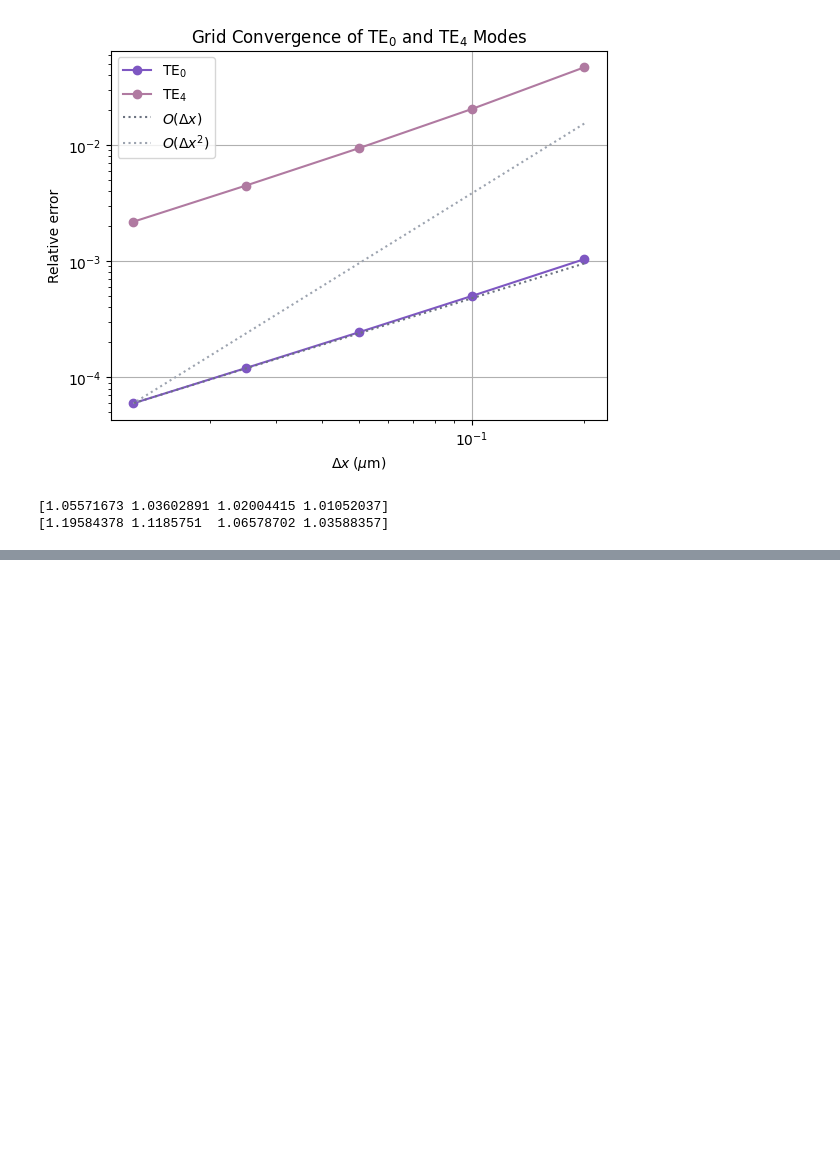
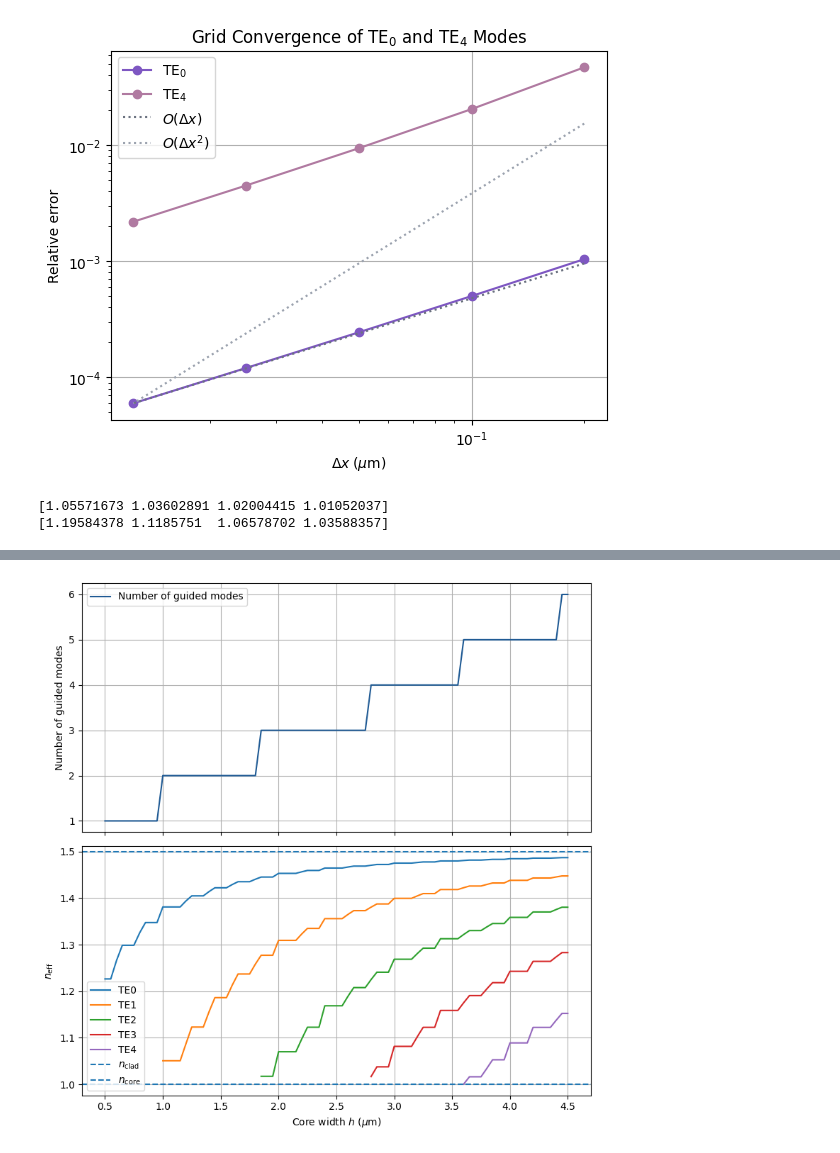
Before and after one commit to hyerim1212/maxwell-to-programmable-photonics, a Jupyter notebook: notebooks/09_guided_waves_and_dielectric_waveguide_modes.ipynb, the cells around one changed output, grey strips where cells are left out. Cells and saved outputs as stored; diff of their text form; code cells hidden in the pictures; blank space fills up the shorter version.

Commit message:
update the numerical study and tool

```diff
--- a/notebooks/09_guided_waves_and_dielectric_waveguide_modes.ipynb
+++ b/notebooks/09_guided_waves_and_dielectric_waveguide_modes.ipynb
@@ -1452,0 +1468,97 @@ The finite-difference eigenmode solver was verified through domain-convergence,
+# %%
+core_width_range = np.linspace(0.5, 4.5, 81)
+
+delta_x = 0.1
+
+x = create_uniform_grid(6, delta_x)
+N_int = len(x) - 2
+
+TE0_neff = []
+TE1_neff = []
+TE2_neff = []
+TE3_neff = []
+TE4_neff = []
+
+guided_mode_count = []
+
+for core_width in core_width_range:
+
+    n = slab_index_profile(x, core_width, 1.5, 1.0)
+
+    D = second_derivative_matrix(N_int, delta_x)
+
+    A = slab_waveguide_operator(D, n[1:-1], 2.0)
+
+    eigenvalues, eigenvectors = solve_eigenmodes(A)
+
+    guided_eigenvalues, guided_eigenvectors, guided_neff = (
+    select_guided_modes(eigenvalues, eigenvectors, 2.0, 1.5, 1.0))
+
+    TE0_neff.append(guided_neff[0] if len(guided_neff) > 0 else np.nan)
+    TE1_neff.append(guided_neff[1] if len(guided_neff) > 1 else np.nan)
+    TE2_neff.append(guided_neff[2] if len(guided_neff) > 2 else np.nan)
+    TE3_neff.append(guided_neff[3] if len(guided_neff) > 3 else np.nan)
+    TE4_neff.append(guided_neff[4] if len(guided_neff) > 4 else np.nan)
+
+    guided_mode_count.append(len(guided_neff))
+
+TE0_neff = np.asarray(TE0_neff)
+TE1_neff = np.asarray(TE1_neff)
+TE2_neff = np.asarray(TE2_neff)
+TE3_neff = np.asarray(TE3_neff)
+TE4_neff = np.asarray(TE4_neff)
+
+changes = np.where(np.diff(guided_mode_count) > 0)[0]
+
+guided_mode_count = np.asarray(guided_mode_count)
+numerical_cutoff = core_width_range[changes + 1]
+
+
+
+fig, axes = plt.subplots(
+    2, 1,
+    figsize=(8, 8),
+    sharex=True
+)
+
+# (a) Number of guided modes
+axes[0].plot(
+    core_width_range,
+    guided_mode_count,
+    label="Number of guided modes",
+    color=COLORS["numerical"]
+)
+
+axes[0].set_ylabel("Number of guided modes")
+axes[0].grid(True)
+axes[0].legend()
+
+
+# (b) Effective indices of guided modes
+axes[1].plot(core_width_range, TE0_neff, label="TE0")
+axes[1].plot(core_width_range, TE1_neff, label="TE1")
+axes[1].plot(core_width_range, TE2_neff, label="TE2")
+axes[1].plot(core_width_range, TE3_neff, label="TE3")
+axes[1].plot(core_width_range, TE4_neff, label="TE4")
+
+axes[1].axhline(
+    1.0,
+    linestyle="--",
+    label=r"$n_{\mathrm{clad}}$"
+)
+
+axes[1].axhline(
+    1.5,
+    linestyle="--",
+    label=r"$n_{\mathrm{core}}$"
+)
+
+axes[1].set_xlabel(r"Core width $h$ ($\mu$m)")
+axes[1].set_ylabel(r"$n_{\mathrm{eff}}$")
+axes[1].grid(True)
+axes[1].legend()
+
+plt.tight_layout()
+plt.show()
+# %% [output]
+[figure, added]
```
Also changed, not shown: parts of 5 cells of this notebook, 1 other file.
